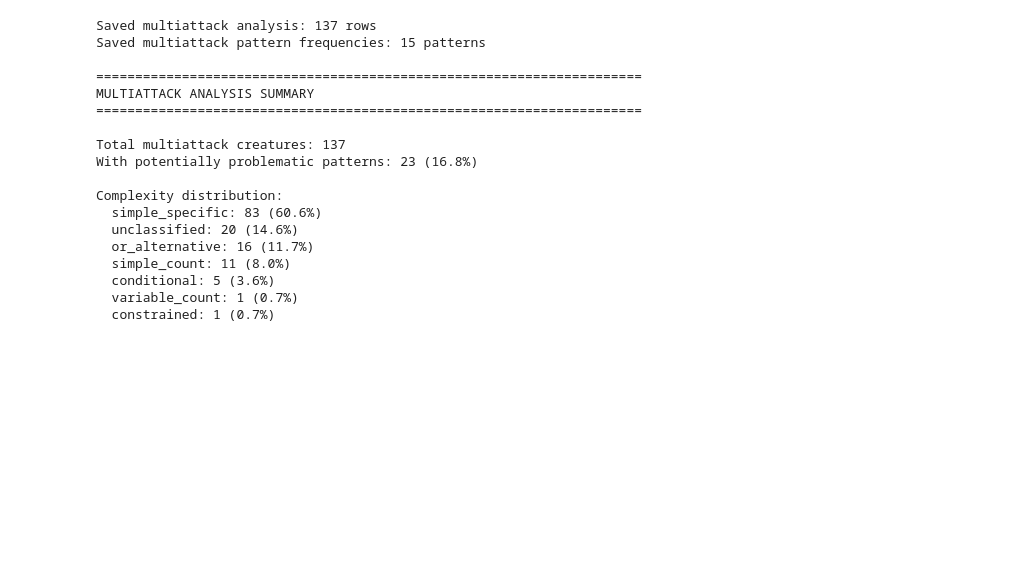
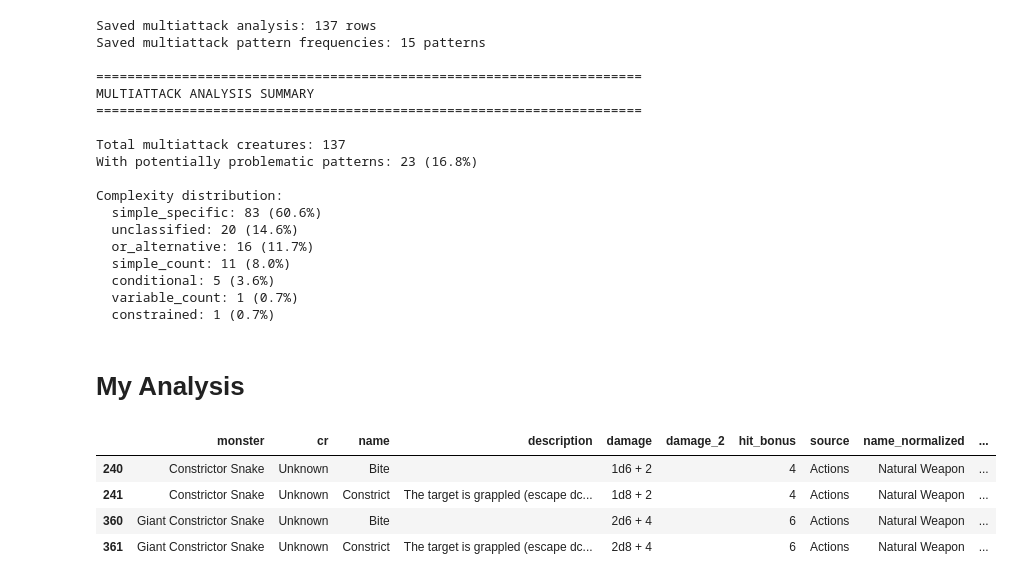
Before and after one commit to conorbarryhoke/matrix_v0, a Jupyter notebook: notebooks/exploration/feature_classification/notebooks/1_pattern_extraction.ipynb, the cells around one changed output. Cells and saved outputs as stored; diff of their text form; code cells hidden in the pictures; blank space fills up the shorter version.

```diff
--- a/notebooks/exploration/feature_classification/notebooks/1_pattern_extraction.ipynb
+++ b/notebooks/exploration/feature_classification/notebooks/1_pattern_extraction.ipynb
@@ -1358,3 +1358,13 @@ Complexity distribution:
   conditional: 5 (3.6%)
   variable_count: 1 (0.7%)
   constrained: 1 (0.7%)
+# %% [markdown]
+# My Analysis
+# %%
+actions_df[actions_df['monster'].str.contains('strictor')]
+# %% [output]
+|  | monster | cr | name | description | damage | damage_2 | hit_bonus | source | name_normalized | ... |
+| 240 | Constrictor Snake | Unknown | Bite |  | 1d6 + 2 |  | 4 | Actions | Natural Weapon | ... |
+| 241 | Constrictor Snake | Unknown | Constrict | The target is grappled (escape dc... | 1d8 + 2 |  | 4 | Actions | Natural Weapon | ... |
+| 360 | Giant Constrictor Snake | Unknown | Bite |  | 2d6 + 4 |  | 6 | Actions | Natural Weapon | ... |
+| 361 | Giant Constrictor Snake | Unknown | Constrict | The target is grappled (escape dc... | 2d8 + 4 |  | 6 | Actions | Natural Weapon | ... |
```
Also changed, not shown: 6 other files.
